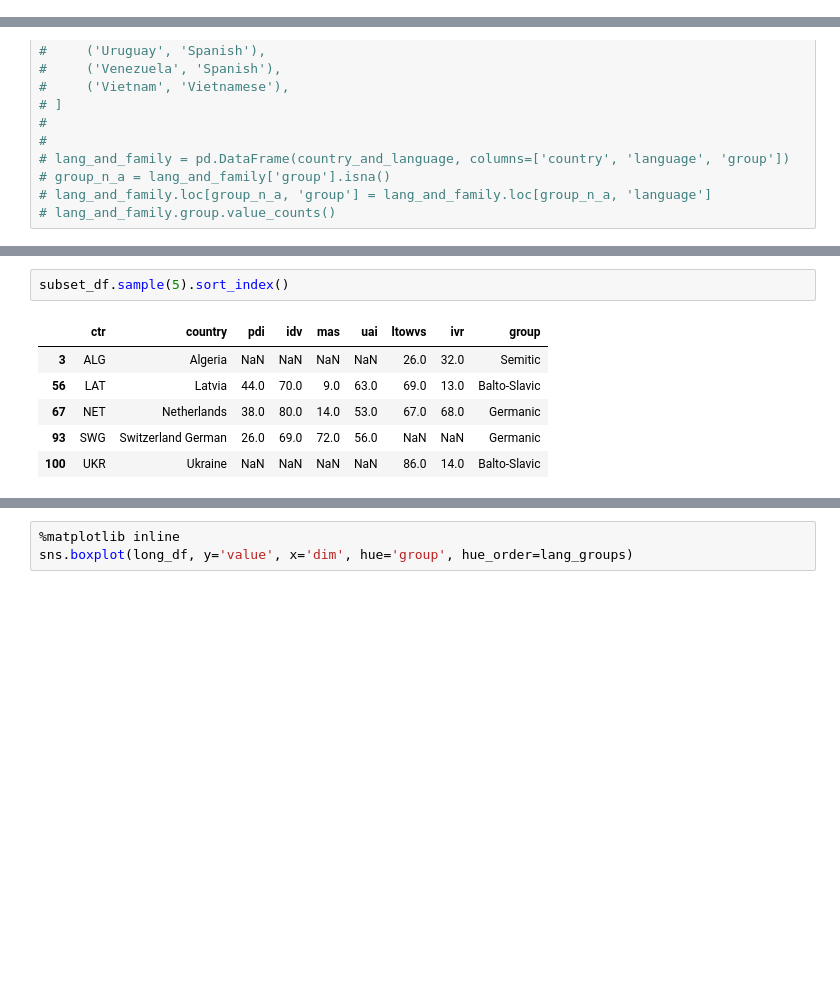
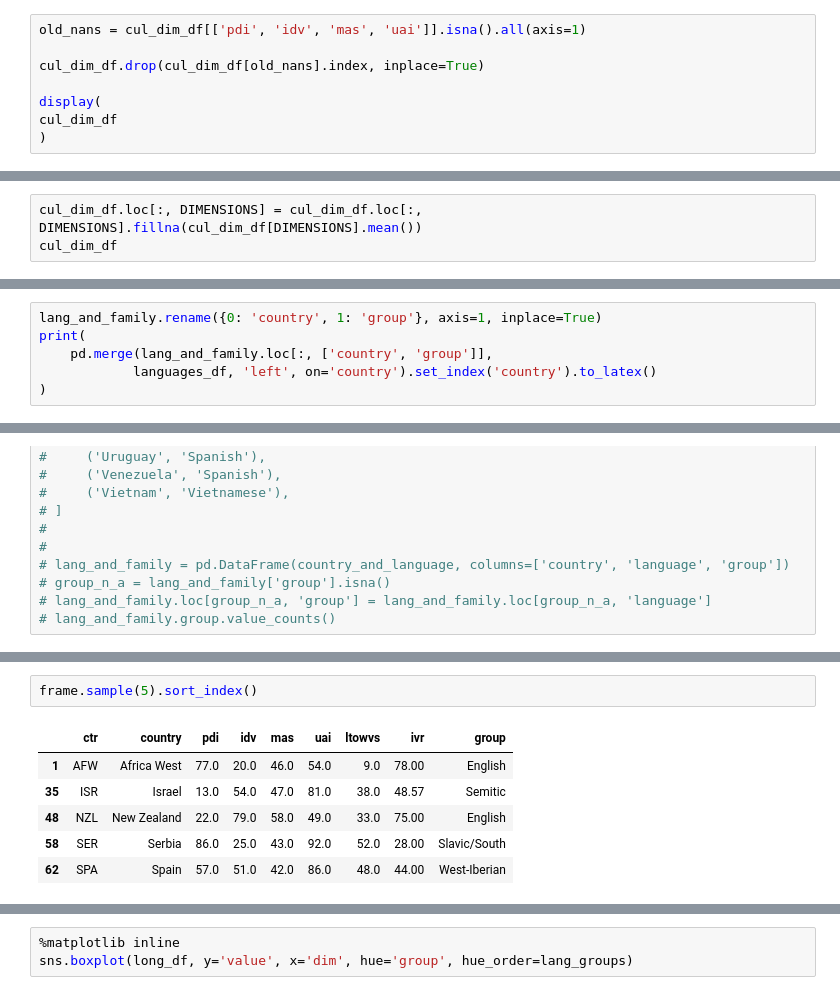
Before and after one commit to jaroslavlanger/cultural_dimensions, a Jupyter notebook: notebook.ipynb, the cells around one changed output, grey strips where cells are left out. Saved outputs shown, nothing was run; the diff lists cells and outputs as text; blank space fills up the shorter version.

```diff
--- a/notebook.ipynb
+++ b/notebook.ipynb
@@ -70,0 +159,8 @@ memory usage: 7.1+ KB
+# %%
+old_nans = cul_dim_df[['pdi', 'idv', 'mas', 'uai']].isna().all(axis=1)
+
+cul_dim_df.drop(cul_dim_df[old_nans].index, inplace=True)
+
+display(
+cul_dim_df
+)
@@ -70,0 +196,3 @@ memory usage: 7.1+ KB
+# %%
+cul_dim_df.loc[:, DIMENSIONS] = cul_dim_df.loc[:, DIMENSIONS].fillna(cul_dim_df[DIMENSIONS].mean())
+cul_dim_df
@@ -425,0 +563,6 @@ lang_groups = [
+# %%
+lang_and_family.rename({0: 'country', 1: 'group'}, axis=1, inplace=True)
+print(
+    pd.merge(lang_and_family.loc[:, ['country', 'group']],
+            languages_df, 'left', on='country').set_index('country').to_latex()
+)
@@ -591,10 +770,10 @@ subset_df.loc[:, ['group', *DIMENSIONS]].groupby('group').mean()
 # %%
-subset_df.sample(5).sort_index()
+frame.sample(5).sort_index()
 # %% [output]
 |  | ctr | country | pdi | idv | mas | uai | ltowvs | ivr | group |
-| 3 | ALG | Algeria | NaN | NaN | NaN | NaN | 26.0 | 32.0 | Semitic |
-| 56 | LAT | Latvia | 44.0 | 70.0 | 9.0 | 63.0 | 69.0 | 13.0 | Balto-Slavic |
-| 67 | NET | Netherlands | 38.0 | 80.0 | 14.0 | 53.0 | 67.0 | 68.0 | Germanic |
-| 93 | SWG | Switzerland German | 26.0 | 69.0 | 72.0 | 56.0 | NaN | NaN | Germanic |
-| 100 | UKR | Ukraine | NaN | NaN | NaN | NaN | 86.0 | 14.0 | Balto-Slavic |
+| 1 | AFW | Africa West | 77.0 | 20.0 | 46.0 | 54.0 | 9.0 | 78.00 | English |
+| 35 | ISR | Israel | 13.0 | 54.0 | 47.0 | 81.0 | 38.0 | 48.57 | Semitic |
+| 48 | NZL | New Zealand | 22.0 | 79.0 | 58.0 | 49.0 | 33.0 | 75.00 | English |
+| 58 | SER | Serbia | 86.0 | 25.0 | 43.0 | 92.0 | 52.0 | 28.00 | Slavic/South |
+| 62 | SPA | Spain | 57.0 | 51.0 | 42.0 | 86.0 | 48.0 | 44.00 | West-Iberian |
 # %%
```
Also changed, not shown: parts of 38 cells of this notebook, 8 other files.
